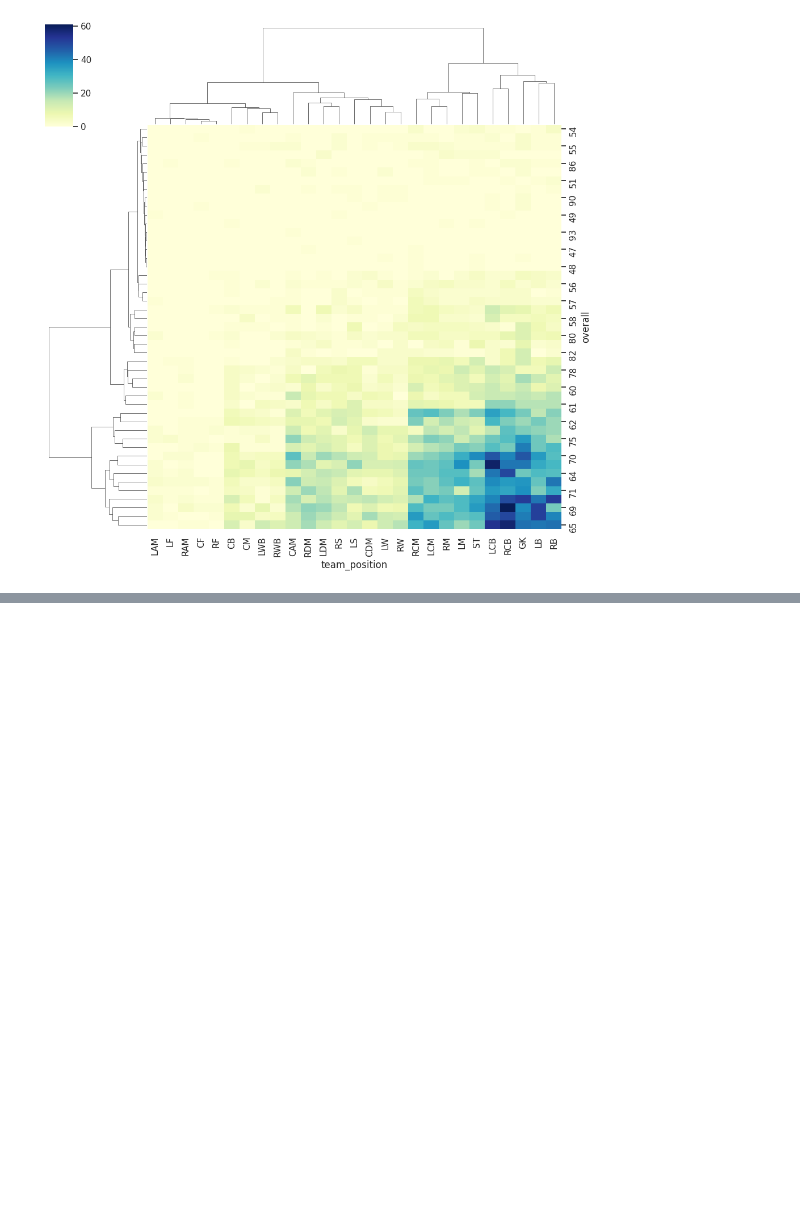
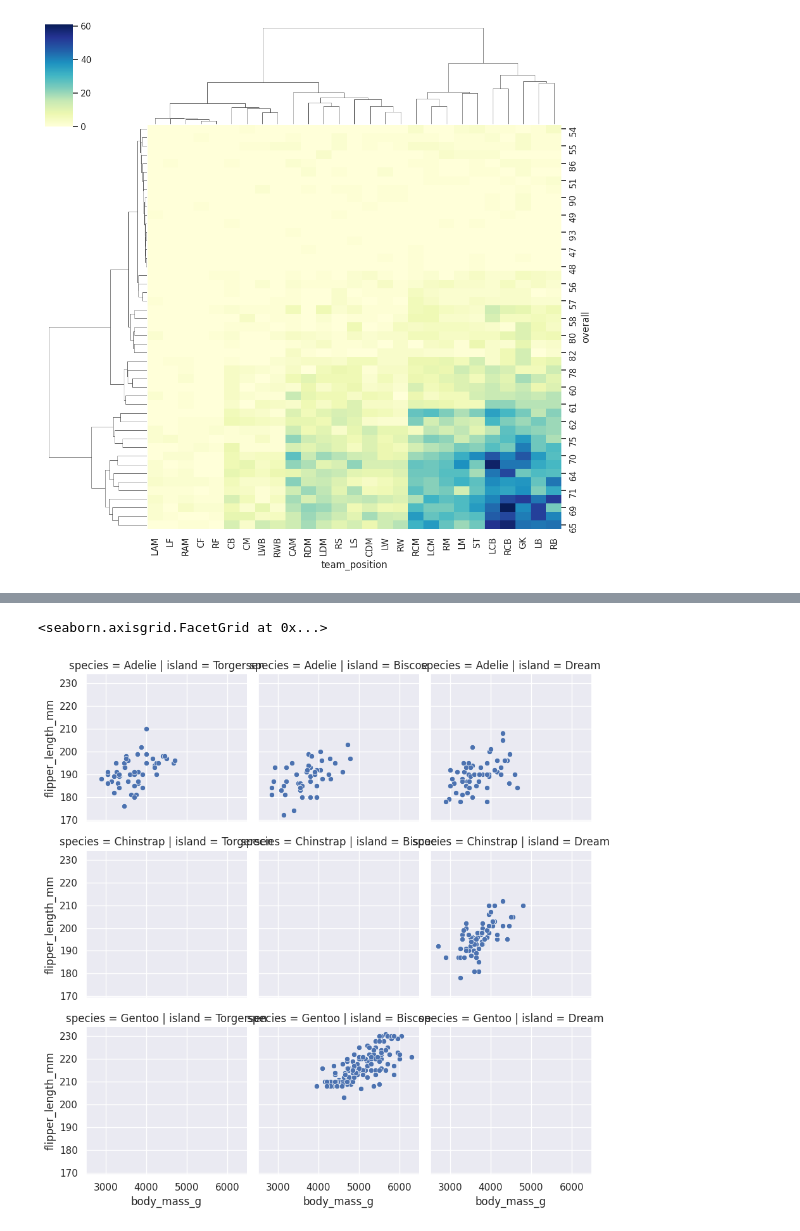
Before and after one commit to KeerthanaSistla/Python-for-Data-Analysis-Visualization, a Jupyter notebook: Seaborn.ipynb, the cells around one changed output, grey strips where cells are left out. Saved outputs shown, nothing was run; the diff lists cells and outputs as text; code cells hidden in the pictures; blank space fills up the shorter version.

```diff
--- a/Seaborn.ipynb
+++ b/Seaborn.ipynb
@@ -488,0 +513,6 @@ sns.clustermap(player_matrix,cmap='YlGnBu')
+# %%
+g = sns.FacetGrid(data=penguins, col='island',row='species')
+g.map_dataframe(sns.scatterplot,x='body_mass_g', y='flipper_length_mm')
+# %% [output]
+<seaborn.axisgrid.FacetGrid at 0x...>
+[figure, added]
```
Also changed, not shown: parts of 6 cells of this notebook.
